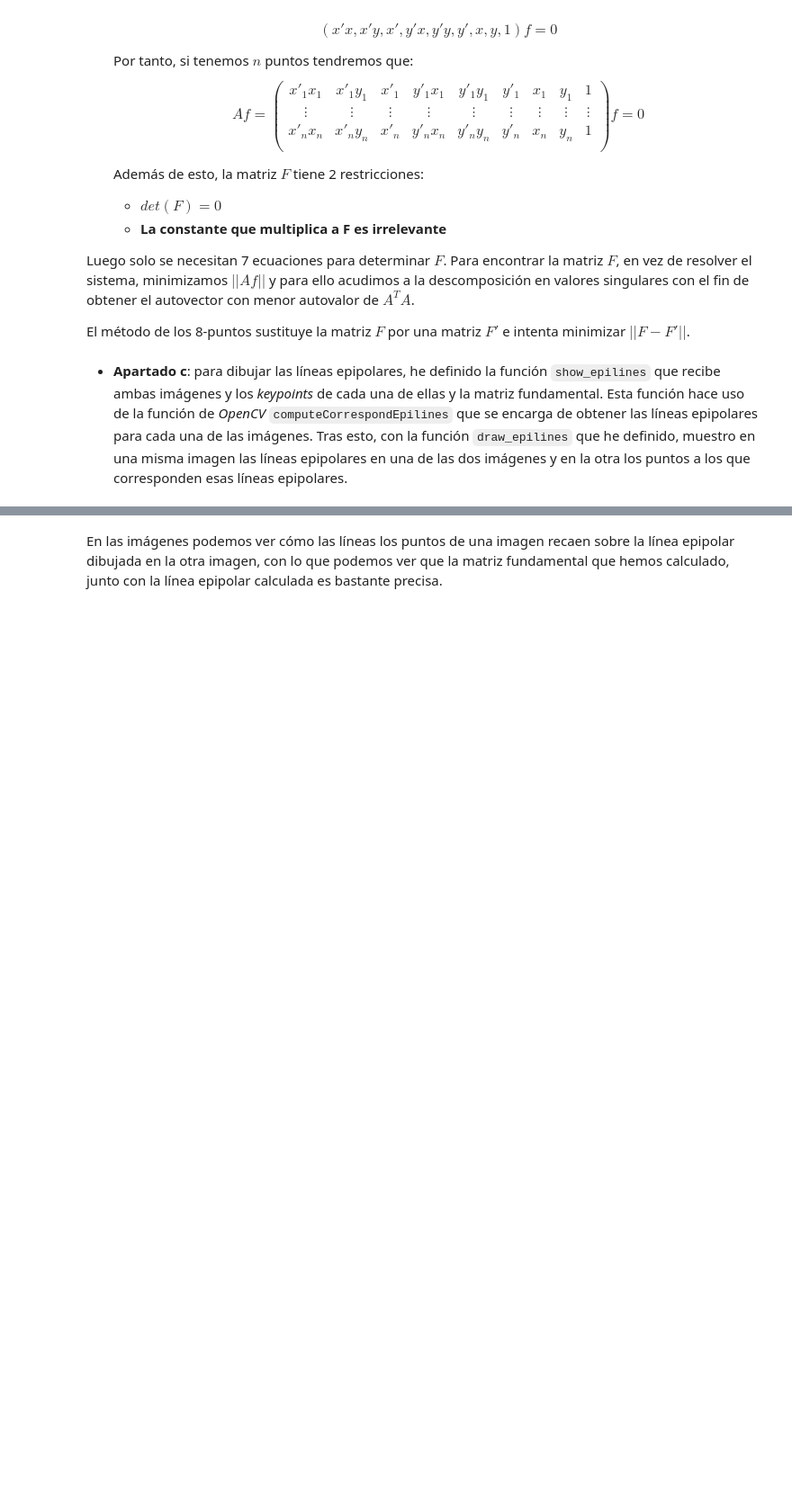
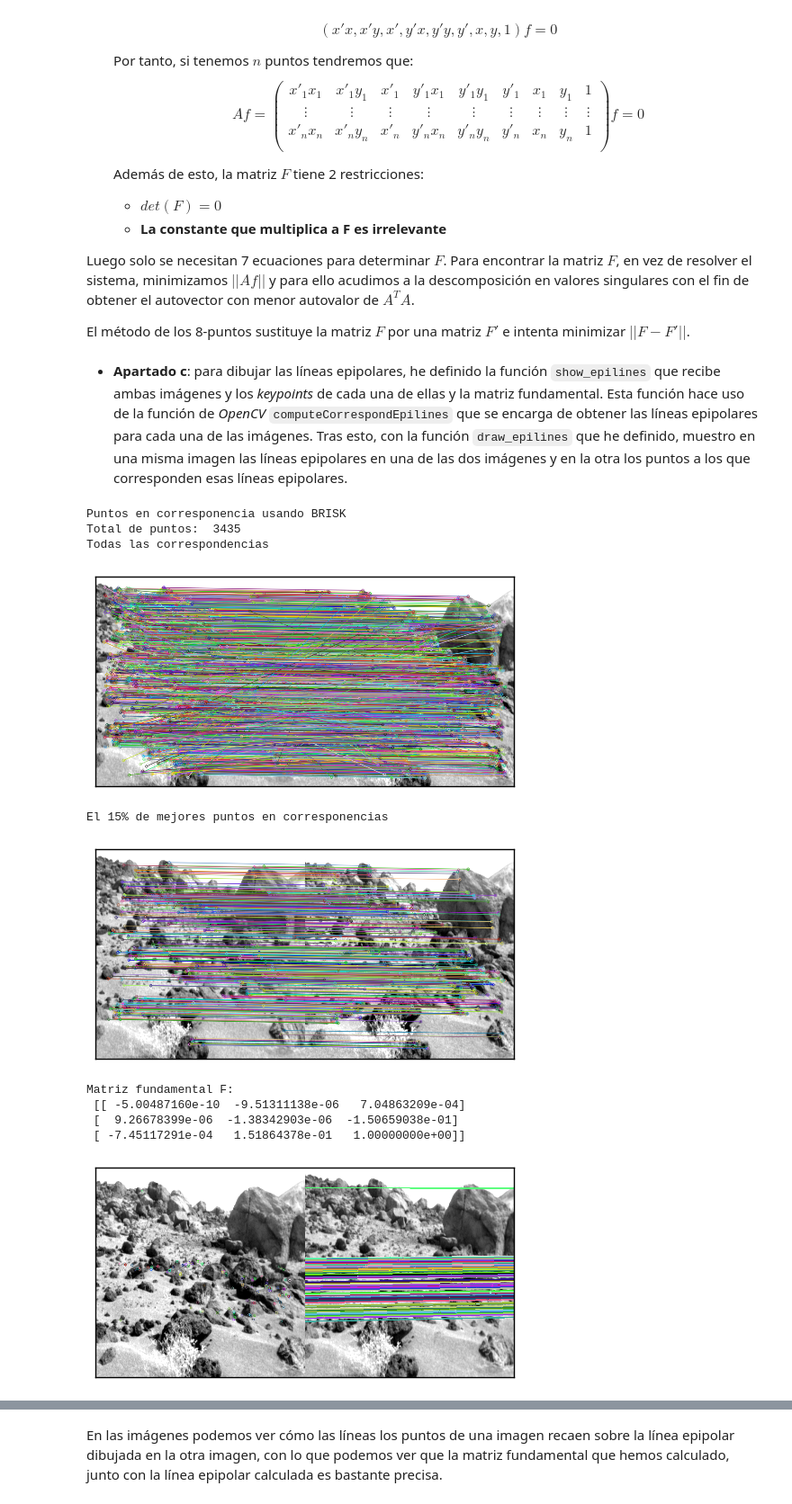
Before and after one commit to BraulioV/Computer-Vision, a Jupyter notebook: Practica3/Cámara, geometría epipolar y reconstrucción estérea.ipynb, the cells around one changed output, grey strips where cells are left out. Shown at 90% size. Drawn from its saved outputs; the diff is of its cells as text; code cells hidden in the pictures; blank space fills up the shorter version.

```diff
--- a/Practica3/Cámara, geometría epipolar y reconstrucción estérea.ipynb
+++ b/Practica3/Cámara, geometría epipolar y reconstrucción estérea.ipynb
@@ -320,7 +356,7 @@ def get_matches(image1, image2, show_imgs = True):
         print("Puntos en corresponencia usando BRISK")
         print("Total de puntos: ", len(matches))
 
-    if show_images:
+    if show_imgs:
         img_match = cv2.drawMatches(img1 = image1, keypoints1 = kp1,
                                     img2 = image2, keypoints2 = kp2,
                                     matches1to2 = matches, outImg = None, flags=2)
@@ -328,9 +364,10 @@ def get_matches(image1, image2, show_imgs = True):
                                               img2 = image2, keypoints2 = kp2,
                                               matches1to2 = sorted(matches, key = lambda x:x.distance)[0:int(len(matches)*0.15)],
                                               outImg = None, flags=2)
-
-        fx.show_img(img_match, 'Todos los puntos en corresponencias')
-        fx.show_img(sorted_kp_img_match, 'El 15% de mejores puntos en corresponencias')
+        print("Todas las correspondencias")
+        fx.show_img_on_jupyter(img_match)
+        print('El 15% de mejores puntos en corresponencias')
+        fx.show_img_on_jupyter(sorted_kp_img_match)
 
     return matches, kp1, des1, kp2, des2
 # %% [markdown]
@@ -434,7 +471,26 @@ def show_epilines(image1, img_points1, image2, img_points2, fundamental_mat):
                           pixel_left_top_row=0, pixel_left_top_col=epip1.shape[1],
                           substitute=True)
     # Mostramos ambas imágenes
-    fx.show_img(canvas1, 'Epilineas')
-    fx.show_img(canvas2, 'Epilineas')
+    fx.show_img_on_jupyter(canvas1)
+    fx.show_img_on_jupyter(canvas2)
 
     return epipolarline_img1, epipolarline_img2
+# %%
+vmort1 = cv2.imread('imagenes/Vmort1.pgm', flags=cv2.IMREAD_GRAYSCALE)
+vmort2 = cv2.imread('imagenes/Vmort2.pgm', flags=cv2.IMREAD_GRAYSCALE)
+
+fundamental_mat, img_points1, img_points2 = estimate_fundamental_matrix_from(vmort1, vmort2)
+
+epip1, epip2 = show_epilines(vmort1, img_points1, vmort2, img_points2, fundamental_mat)
+# %% [output]
+Puntos en corresponencia usando BRISK
+Total de puntos:  3435
+Todas las correspondencias
+[figure, added]
+El 15% de mejores puntos en corresponencias
+[figure, added]
+Matriz fundamental F:
+ [[ -5.00487160e-10  -9.51311138e-06   7.04863209e-04]
+ [  9.26678399e-06  -1.38342903e-06  -1.50659038e-01]
+ [ -7.45117291e-04   1.51864378e-01   1.00000000e+00]]
+[figure, added]
```
Also changed, not shown: parts of 13 cells of this notebook, 3 other files.
